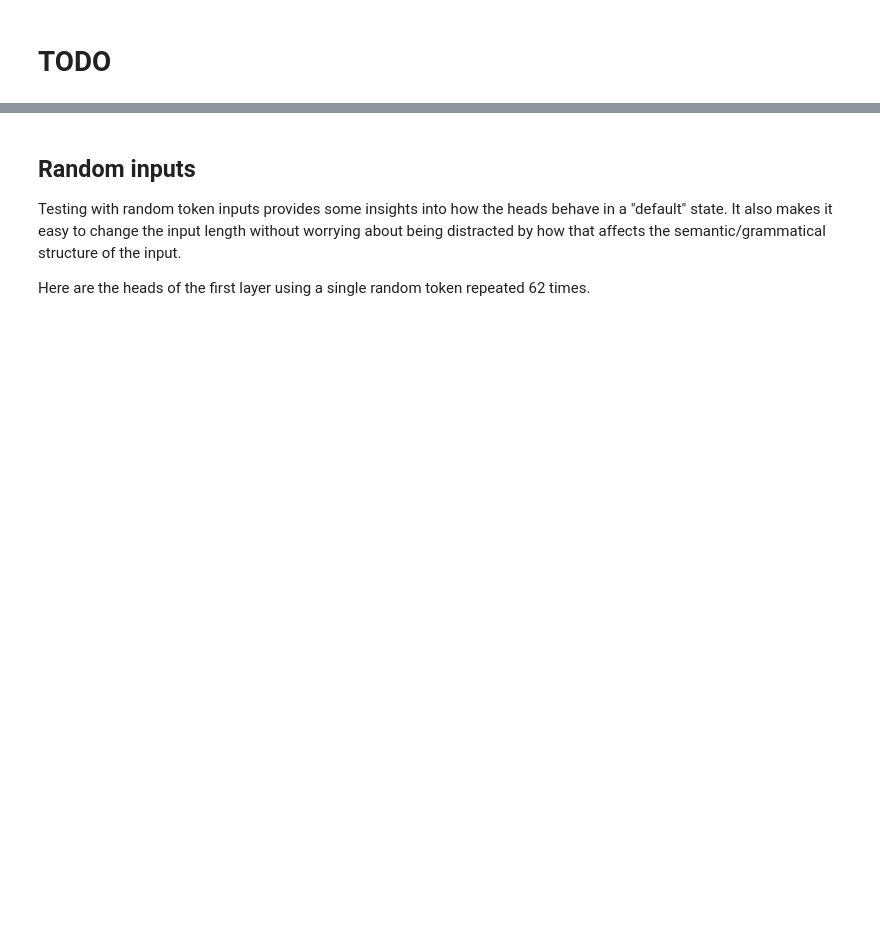
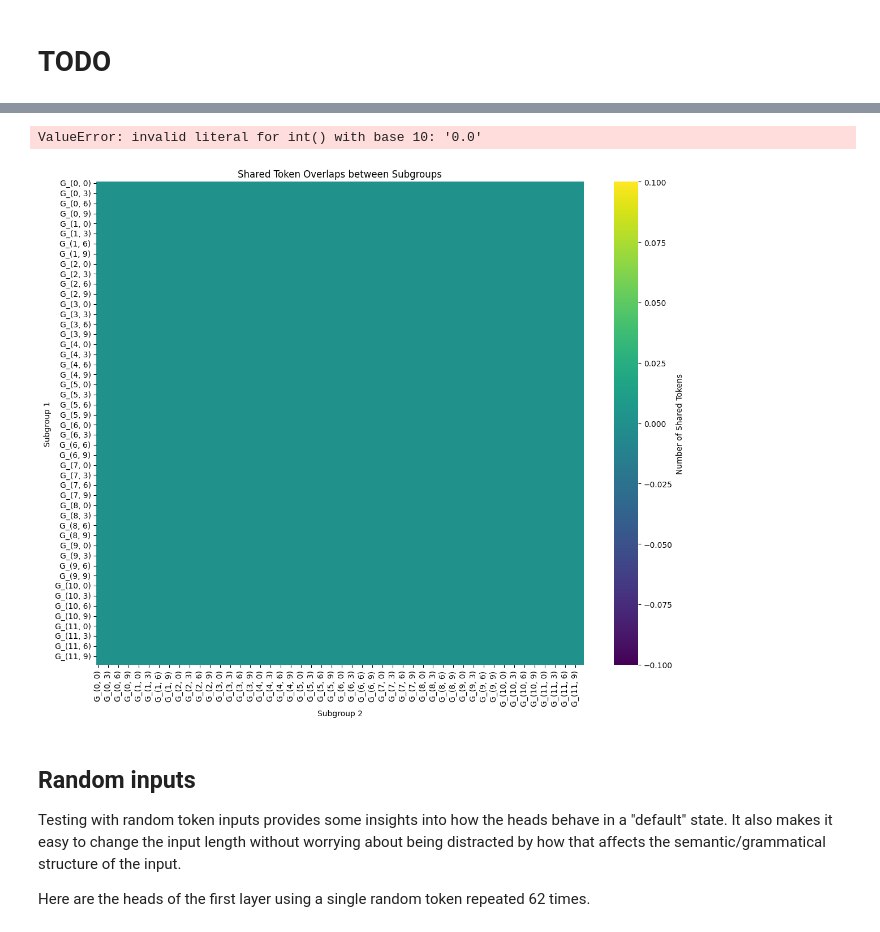
Before and after one commit to layterz/experiments, a Jupyter notebook: notebooks/attention-tokens-2.ipynb, the cells around one changed output, grey strips where cells are left out. Cells and saved outputs as stored; diff of their text form; code cells hidden in the pictures; blank space fills up the shorter version.

```diff
--- a/notebooks/attention-tokens-2.ipynb
+++ b/notebooks/attention-tokens-2.ipynb
@@ -42,7 +42,6 @@ The plot below allows you to explore how attention tokens are generated. Note, t
 # %%
 cache = run_prompts(
     model,
-    "The next sentence is false. The previous sentence is false.",
     "The next sentence is false. The previous sentence is true.",
 )
 # %%
@@ -81,5 +82,5 @@ df
 # %% [markdown]
 Generating the attention token dataset from activations can take a while depending on how many inputs you have and how long they are. To save time, I've pre-generated a dataset of 32 prompts with a token length of 32.
 # %%
-df = load('32x32_attn.csv')
+df = load('../data/32x32-random_attn.csv')
 df
@@ -115,6 +156,6 @@ plot_token_embeddings(model, token_counts, 'TSNE', s=1)
 # %% [markdown]
 # TODO
 # %%
-at = df[['Input token', 'Input token', 'attn']]
-at.columns = ['input_token', 'attention_token', 'attention_score']
+at = df[['layer', 'head', 'Input token', 'hp', 'attn']]
+at.columns = ['layer', 'head', 'input_token', 'attention_token', 'attention_score']
 print(at)
@@ -174,22 +252,71 @@ shared_tokens_df_sorted
+# %%
+import seaborn as sns
+import matplotlib.pyplot as plt
+
+# Create custom tick labels and ordered index
+num_layers = 12  # Specify the number of layers
+num_heads = 12   # Specify the number of heads
+
+tick_labels = [f"G_({layer}, {head})" for layer in range(num_layers) for head in range(num_heads)]
+
+# Create a MultiIndex for the desired order
+multi_index = pd.MultiIndex.from_product([range(num_layers), range(num_heads)], names=['Layer', 'Head'])
+ordered_index = pd.Index([f"G_({layer}, {head})" for layer, head in multi_index], name='Subgroup')
+
+# Set the index and columns of the shared_tokens_df DataFrame to the ordered_index
+shared_tokens_df['Subgroup 1'] = shared_tokens_df['Subgroup 1'].map(lambda x: tuple(map(float, x.strip('G_()').split(', '))))
+shared_tokens_df['Subgroup 2'] = shared_tokens_df['Subgroup 2'].map(lambda x: tuple(map(float, x.strip('G_()').split(', '))))
+shared_tokens_df = shared_tokens_df.set_index(['Subgroup 1', 'Subgroup 2']).reindex(multi_index, level=[0, 1]).reset_index()
+
+# Create a pivot table from the shared_tokens_df DataFrame
+pivot_df = shared_tokens_df.pivot(index='Subgroup 1', columns='Subgroup 2', values='Shared Tokens')
+
+# Fill NaN values with 0
+pivot_df.fillna(0, inplace=True)
+
+# Create a heatmap using seaborn
+plt.figure(figsize=(12, 10))
+sns.heatmap(pivot_df, annot=False, cmap='viridis', fmt='d', cbar_kws={'label': 'Number of Shared Tokens'})
+plt.title('Shared Token Overlaps between Subgroups')
+
+# Set custom tick labels for x-axis and y-axis
+plt.xticks(range(len(tick_labels)), tick_labels, rotation=90)
+plt.yticks(range(len(tick_labels)), tick_labels, rotation=0)  # Added rotation=0 for y-axis labels
+
+plt.tight_layout()
+plt.show()
+# %% [output]
+ValueError: invalid literal for int() with base 10: '0.0'
 # %%
 import seaborn as sns
 import matplotlib.pyplot as plt
 
+# Create custom tick labels and ordered index
+num_layers = 12  # Specify the number of layers
+num_heads = 12   # Specify the number of heads
+
+tick_labels = [f"G_({layer}, {head})" for layer in range(num_layers) for head in range(num_heads)]
+
 # Create a pivot table from the shared_tokens_df DataFrame
 pivot_df = shared_tokens_df.pivot(index='Subgroup 1', columns='Subgroup 2', values='Shared Tokens')
+
+# Reindex the pivot table with the desired order
+pivot_df = pivot_df.reindex(index=tick_labels, columns=tick_labels)
 
 # Fill NaN values with 0
 pivot_df.fillna(0, inplace=True)
 
 # Create a heatmap using seaborn
 plt.figure(figsize=(12, 10))
-sns.heatmap(pivot_df, annot=False, cmap='inferno', fmt='d', cbar_kws={'label': 'Number of Shared Tokens'})
+sns.heatmap(pivot_df, annot=False, cmap='viridis', fmt='d', cbar_kws={'label': 'Number of Shared Tokens'})
 plt.title('Shared Token Overlaps between Subgroups')
 
-# Remove the axis tick labels
+# Set custom tick labels for x-axis and y-axis
 
 plt.tight_layout()
 plt.show()
+# %% [output]
+[figure, added]
 # %% [markdown]
 ## Random inputs
 
```
Also changed, not shown: parts of 17 cells of this notebook, 1 other file.
